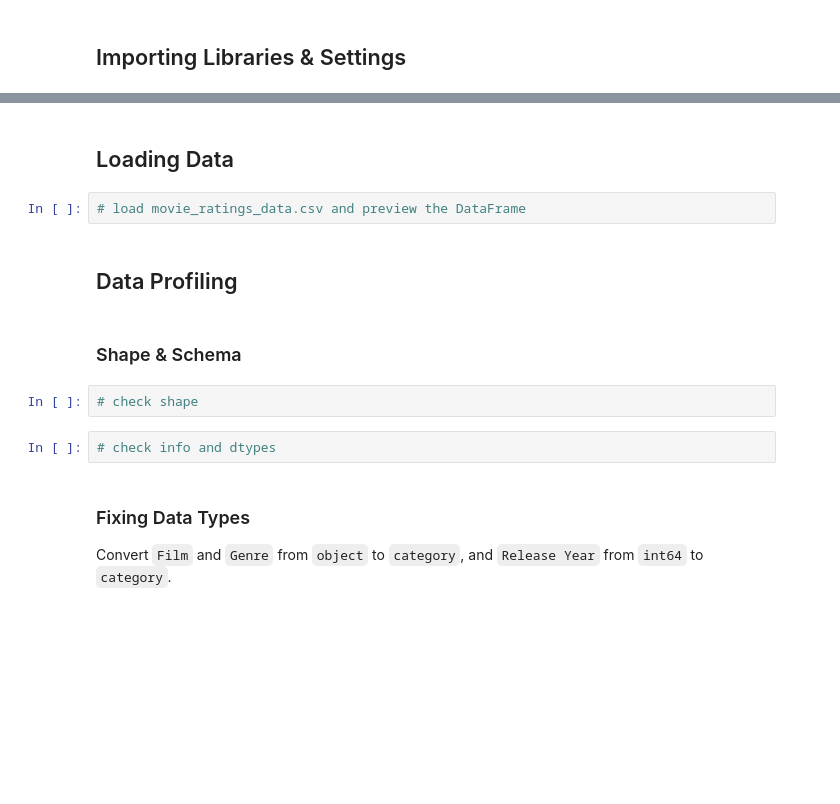
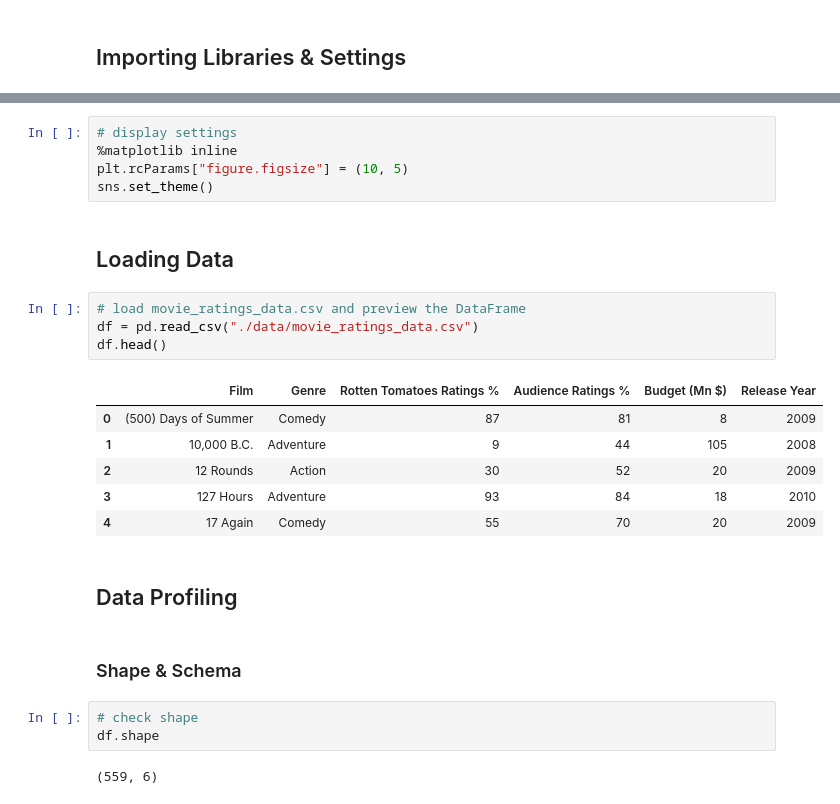
Before and after one commit to quantumudit/problem-solving, a Jupyter notebook: projects/misc/movie_ratings_analysis/eda.ipynb, the cells around one changed output, grey strips where cells are left out. Saved outputs shown, nothing was run; the diff lists cells and outputs as text; blank space fills up the shorter version.

```diff
--- a/projects/misc/movie_ratings_analysis/eda.ipynb
+++ b/projects/misc/movie_ratings_analysis/eda.ipynb
@@ -9,16 +12,27 @@ Analyzing critic and audience ratings of popular movies released between 2007 an
-# %% [markdown]
-## Loading Data
-# %%
-# load movie_ratings_data.csv and preview the DataFrame
-# %% [markdown]
-## Data Profiling
+# %%
+# display settings
+%matplotlib inline
+plt.rcParams["figure.figsize"] = (10, 5)
+sns.set_theme()
+# %% [markdown]
+## Loading Data
+# %%
+# load movie_ratings_data.csv and preview the DataFrame
+df = pd.read_csv("./data/movie_ratings_data.csv")
+df.head()
+# %% [output]
+|  | Film | Genre | Rotten Tomatoes Ratings % | Audience Ratings % | Budget (Mn $) | Release Year |
+| 0 | (500) Days of Summer | Comedy | 87 | 81 | 8 | 2009 |
+| 1 | 10,000 B.C. | Adventure | 9 | 44 | 105 | 2008 |
+| 2 | 12 Rounds | Action | 30 | 52 | 20 | 2009 |
+| 3 | 127 Hours | Adventure | 93 | 84 | 18 | 2010 |
+| 4 | 17 Again | Comedy | 55 | 70 | 20 | 2009 |
 # %% [markdown]
-### Shape & Schema
+## Data Profiling
-# %%
-# check shape
+# %% [markdown]
+### Shape & Schema
 # %%
-# check info and dtypes
+# check shape
+df.shape
+# %% [output]
+(559, 6)
-# %% [markdown]
-### Fixing Data Types
-
-Convert `Film` and `Genre` from `object` to `category`, and `Release Year` from `int64` to `category`.
```
Also changed, not shown: parts of 34 cells of this notebook.
